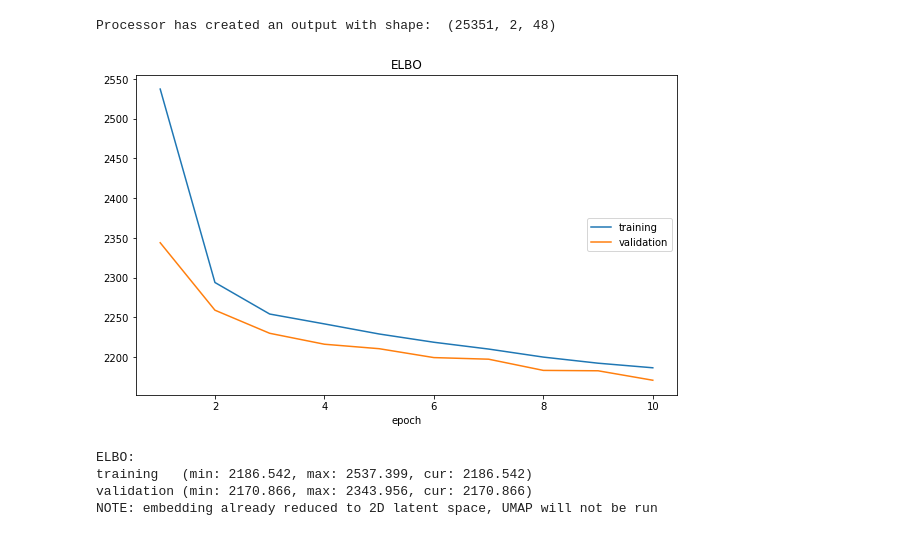
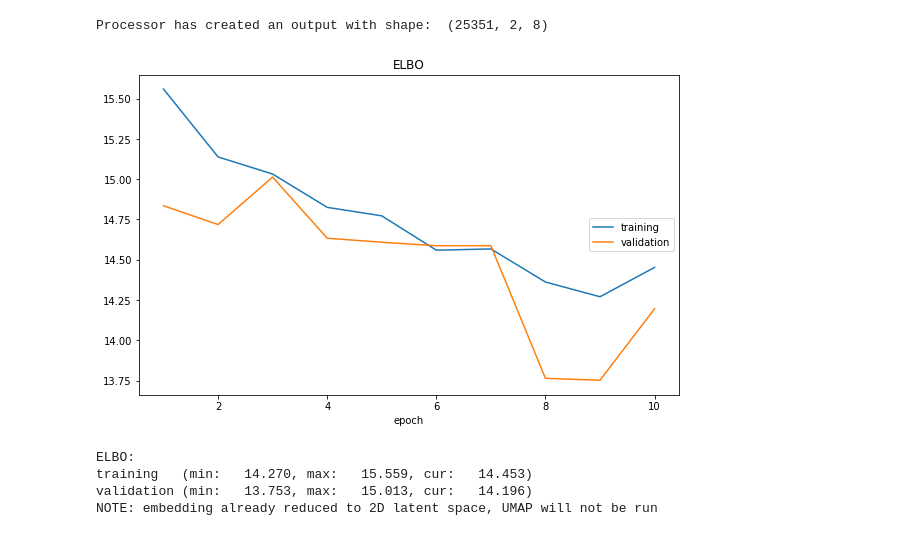
Before and after one commit to msc-acse/acse-9-independent-research-project-coush001, a Jupyter notebook: Run_scripts.ipynb, the cells around one changed output. Drawn from its saved outputs; the diff is of its cells as text; code cells hidden in the pictures.

```diff
--- a/Run_scripts.ipynb
+++ b/Run_scripts.ipynb
@@ -3,8 +4,12 @@ from SeismicReduction import *
 # %%
 ### Client loader
-set_seed(42)
-dataholder = DataHolder("Glitne", [1300, 1502, 2], [1500, 2002, 2])
-dataholder.add_near('./data/3d_nearstack.sgy');
-dataholder.add_far('./data/3d_farstack.sgy');
-dataholder.add_horizon('./data/Top_Heimdal_subset.txt')
-dataholder.add_well('well_1', 36, 276//2)
+# set_seed(42)
+# dataholder = DataHolder("Glitne", [1300, 1502, 2], [1500, 2002, 2])
+# dataholder.add_near('./data/3d_nearstack.sgy');
+# dataholder.add_far('./data/3d_farstack.sgy');
+# dataholder.add_horizon('./data/Top_Heimdal_subset.txt')
+
+# load data
+file_pi2 = open('./pickled/data.pickle', 'rb')
+dataholder = pickle.load(file_pi2)
+file_pi2.close()
@@ -32,9 +16,9 @@ SegyPY0.57:  readSegyData : Finished reading segy data
 # %%
 ### Processor
 processor = Processor(dataholder)
-input1 = processor([True, 24, 24], normalise=True)
+input1 = processor([True, 4, 4], normalise=True)
 # %% [output]
-Processor has created an output with shape:  (25351, 2, 48)
+Processor has created an output with shape:  (25351, 2, 8)
 # %%
 ## PCA
 # pca = PcaModel(input1)
@@ -46,13 +30,13 @@ Processor has created an output with shape:  (25351, 2, 48)
 # umap.to_2d(10, 0.1)
 # %%
 vae = VaeModel(input1)
-vae.reduce(epochs=10, hidden_size=2, lr=0.001, plot_loss=False)
+vae.reduce(epochs=10, hidden_size=2, lr=0.01, recon_loss_method='mse', plot_loss=True)
 vae.to_2d(20, 0.1)
 # %% [output]
-[figure, old version]
+[figure, new version]
 ELBO:
-training   (min: 2186.542, max: 2537.399, cur: 2186.542)
-validation (min: 2170.866, max: 2343.956, cur: 2170.866)
+training   (min:   14.270, max:   15.559, cur:   14.453)
+validation (min:   13.753, max:   15.013, cur:   14.196)
 NOTE: embedding already reduced to 2D latent space, UMAP will not be run
 # %%
 # bvae = BVaeModel(input1)
```
Also changed, not shown: parts of 12 cells of this notebook, 4 other files.
